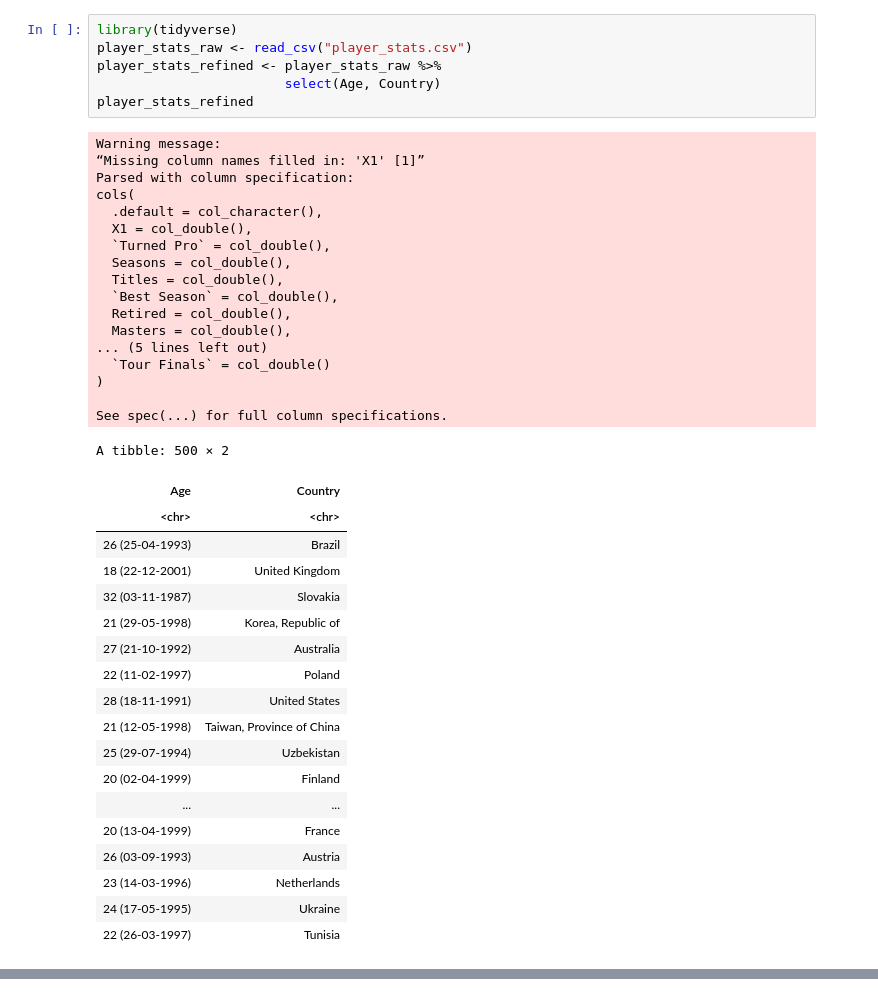
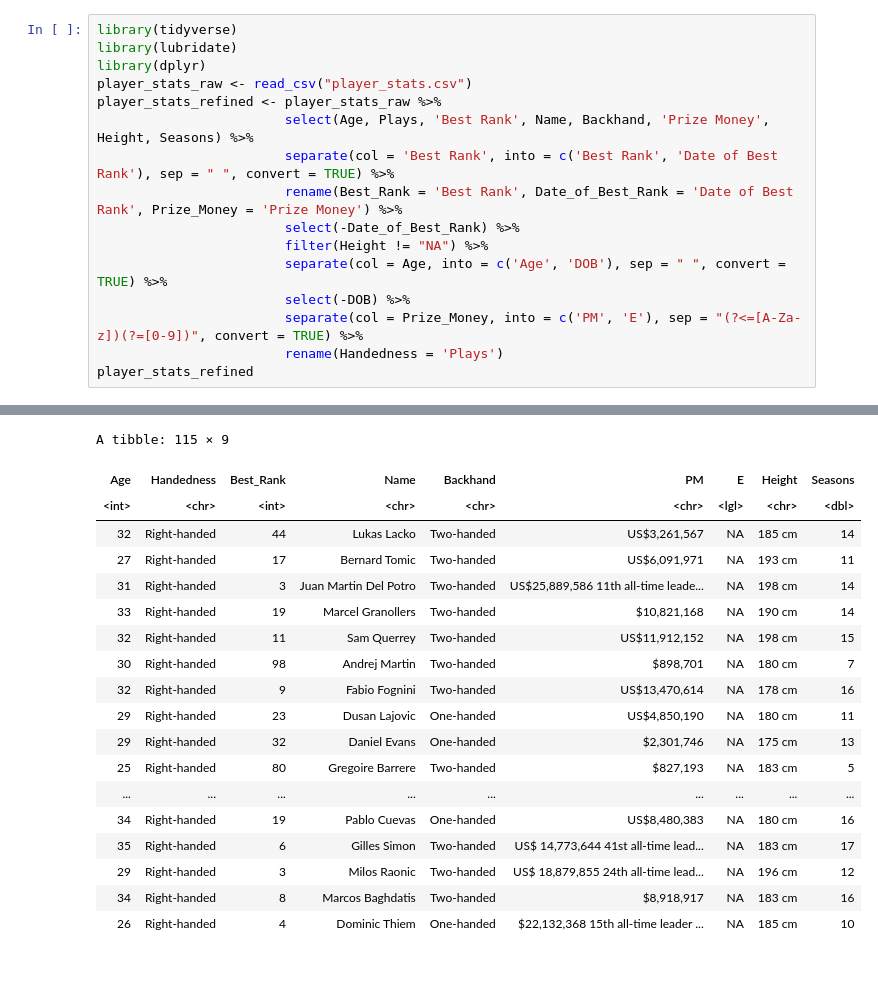
Before and after one commit to bc2003/DSCI-100-Group-20, a Jupyter notebook: DSCIProj..ipynb, the cells around one changed output, grey strips where cells are left out. Saved outputs shown, nothing was run; the diff lists cells and outputs as text; blank space fills up the shorter version.

Commit message:
Preliminary Data
some filtering and other stuff to get our "almost tidy" data set

```diff
--- a/DSCIProj..ipynb
+++ b/DSCIProj..ipynb
@@ -1,43 +1,17 @@
-# %%
-library(tidyverse)
-player_stats_raw <- read_csv("player_stats.csv")
-player_stats_refined <- player_stats_raw %>%
-                        select(Age, Country)
-player_stats_refined
-# %% [output]
-Warning message:
-“Missing column names filled in: 'X1' [1]”
-Parsed with column specification:
-cols(
-  .default = col_character(),
-  X1 = col_double(),
-  `Turned Pro` = col_double(),
-  Seasons = col_double(),
-  Titles = col_double(),
-  `Best Season` = col_double(),
-  Retired = col_double(),
-  Masters = col_double(),
-... (5 lines left out)
-  `Tour Finals` = col_double()
-)
-
-See spec(...) for full column specifications.
-A tibble: 500 × 2
-| Age | Country |
-| <chr> | <chr> |
-| 26 (25-04-1993) | Brazil |
-| 18 (22-12-2001) | United Kingdom |
-| 32 (03-11-1987) | Slovakia |
-| 21 (29-05-1998) | Korea, Republic of |
-| 27 (21-10-1992) | Australia |
-| 22 (11-02-1997) | Poland |
-| 28 (18-11-1991) | United States |
-| 21 (12-05-1998) | Taiwan, Province of China |
-| 25 (29-07-1994) | Uzbekistan |
-| 20 (02-04-1999) | Finland |
-| ... | ... |
-| 20 (13-04-1999) | France |
-| 26 (03-09-1993) | Austria |
-| 23 (14-03-1996) | Netherlands |
-| 24 (17-05-1995) | Ukraine |
-| 22 (26-03-1997) | Tunisia |
+# %%
+library(tidyverse)
+library(lubridate)
+library(dplyr)
+player_stats_raw <- read_csv("player_stats.csv")
+player_stats_refined <- player_stats_raw %>%
+                        select(Age, Plays, 'Best Rank', Name, Backhand, 'Prize Money', Height, Seasons) %>%
+                        separate(col = 'Best Rank', into = c('Best Rank', 'Date of Best Rank'), sep = " ", convert = TRUE) %>%
+                        rename(Best_Rank = 'Best Rank', Date_of_Best_Rank = 'Date of Best Rank', Prize_Money = 'Prize Money') %>%
+                        select(-Date_of_Best_Rank) %>%
+                        filter(Height != "NA") %>%
+                        separate(col = Age, into = c('Age', 'DOB'), sep = " ", convert = TRUE) %>%
+                        select(-DOB) %>%
+                        separate(col = Prize_Money, into = c('PM', 'E'), sep = "(?<=[A-Za-z])(?=[0-9])", convert = TRUE) %>%
+                        rename(Handedness = 'Plays')
+player_stats_refined
+# %% [output]
@@ -43,0 +35,19 @@ A tibble: 500 × 2
+A tibble: 115 × 9
+| Age | Handedness | Best_Rank | Name | Backhand | PM | E | Height | Seasons |
+| <int> | <chr> | <int> | <chr> | <chr> | <chr> | <lgl> | <chr> | <dbl> |
+| 32 | Right-handed | 44 | Lukas Lacko | Two-handed | US$3,261,567 | NA | 185 cm | 14 |
+| 27 | Right-handed | 17 | Bernard Tomic | Two-handed | US$6,091,971 | NA | 193 cm | 11 |
+| 31 | Right-handed | 3 | Juan Martin Del Potro | Two-handed | US$25,889,586 11th all-time leade... | NA | 198 cm | 14 |
+| 33 | Right-handed | 19 | Marcel Granollers | Two-handed | $10,821,168 | NA | 190 cm | 14 |
+| 32 | Right-handed | 11 | Sam Querrey | Two-handed | US$11,912,152 | NA | 198 cm | 15 |
+| 30 | Right-handed | 98 | Andrej Martin | Two-handed | $898,701 | NA | 180 cm | 7 |
+| 32 | Right-handed | 9 | Fabio Fognini | Two-handed | US$13,470,614 | NA | 178 cm | 16 |
+| 29 | Right-handed | 23 | Dusan Lajovic | One-handed | US$4,850,190 | NA | 180 cm | 11 |
+| 29 | Right-handed | 32 | Daniel Evans | One-handed | $2,301,746 | NA | 175 cm | 13 |
+| 25 | Right-handed | 80 | Gregoire Barrere | Two-handed | $827,193 | NA | 183 cm | 5 |
+| ... | ... | ... | ... | ... | ... | ... | ... | ... |
+| 34 | Right-handed | 19 | Pablo Cuevas | One-handed | US$8,480,383 | NA | 180 cm | 16 |
+| 35 | Right-handed | 6 | Gilles Simon | Two-handed | US$ 14,773,644 41st all-time lead... | NA | 183 cm | 17 |
+| 29 | Right-handed | 3 | Milos Raonic | Two-handed | US$ 18,879,855 24th all-time lead... | NA | 196 cm | 12 |
+| 34 | Right-handed | 8 | Marcos Baghdatis | Two-handed | $8,918,917 | NA | 183 cm | 16 |
+| 26 | Right-handed | 4 | Dominic Thiem | One-handed | $22,132,368 15th all-time leader ... | NA | 185 cm | 10 |
```
Also changed, not shown: parts of 1 cell of this notebook.
